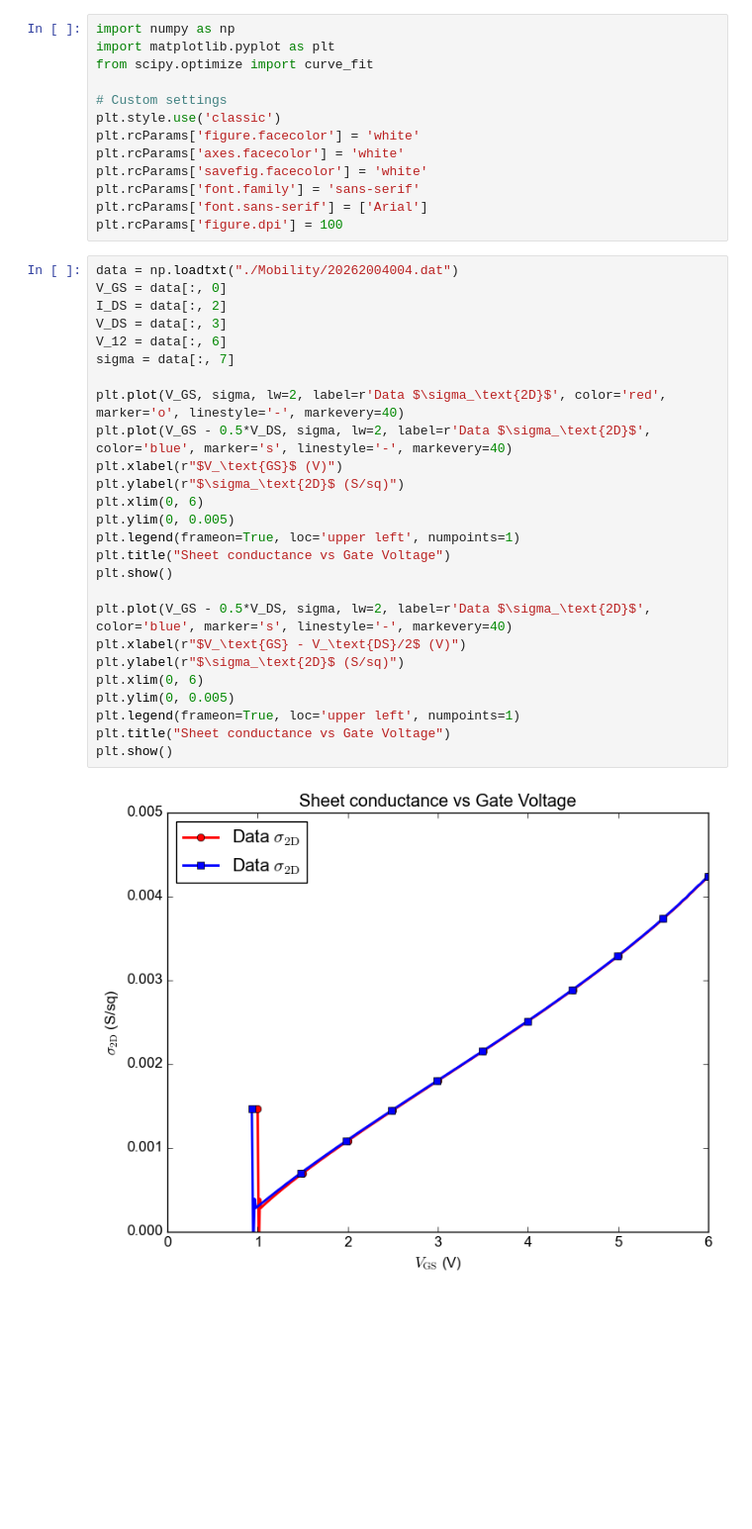
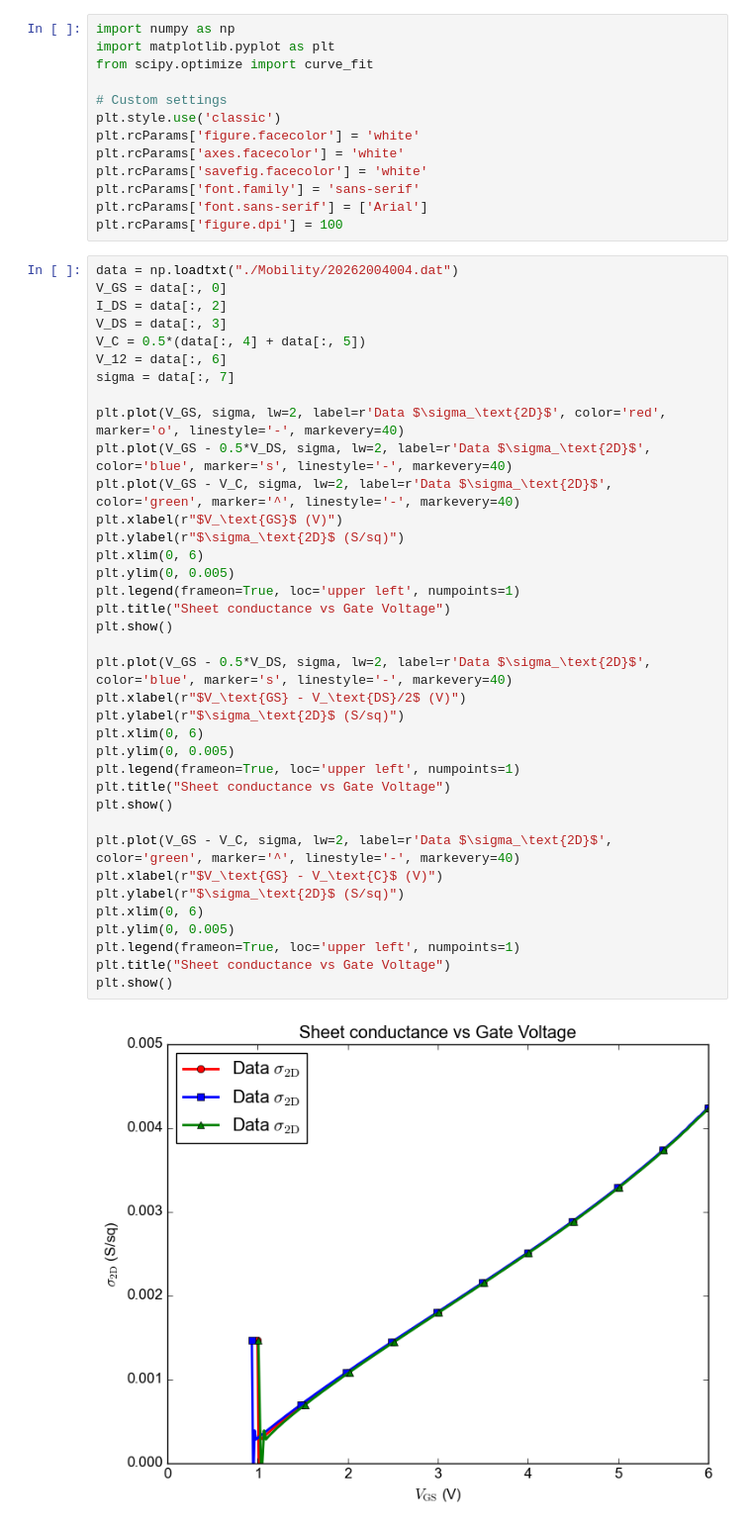
Before and after one commit to phamtrungkien8904/BachelorThesis, a Jupyter notebook: ALD1106/mobility-1.ipynb, the cells around one changed output. Shown at 99% size. Saved outputs shown, nothing was run; the diff lists cells and outputs as text; blank space fills up the shorter version.

```diff
--- a/ALD1106/mobility-1.ipynb
+++ b/ALD1106/mobility-1.ipynb
@@ -14,29 +14,40 @@ plt.rcParams['figure.dpi'] = 100
 # %%
 data = np.loadtxt("./Mobility/20262004004.dat")
 V_GS = data[:, 0]
 I_DS = data[:, 2]
 V_DS = data[:, 3]
+V_C = 0.5*(data[:, 4] + data[:, 5])
 V_12 = data[:, 6]
 sigma = data[:, 7]
 
 plt.plot(V_GS, sigma, lw=2, label=r'Data $\sigma_\text{2D}$', color='red', marker='o', linestyle='-', markevery=40)
 plt.plot(V_GS - 0.5*V_DS, sigma, lw=2, label=r'Data $\sigma_\text{2D}$', color='blue', marker='s', linestyle='-', markevery=40)
+plt.plot(V_GS - V_C, sigma, lw=2, label=r'Data $\sigma_\text{2D}$', color='green', marker='^', linestyle='-', markevery=40)
 plt.xlabel(r"$V_\text{GS}$ (V)")
 plt.ylabel(r"$\sigma_\text{2D}$ (S/sq)")
 plt.xlim(0, 6)
 plt.ylim(0, 0.005)
 plt.legend(frameon=True, loc='upper left', numpoints=1)
 plt.title("Sheet conductance vs Gate Voltage")
 plt.show()
 
 plt.plot(V_GS - 0.5*V_DS, sigma, lw=2, label=r'Data $\sigma_\text{2D}$', color='blue', marker='s', linestyle='-', markevery=40)
 plt.xlabel(r"$V_\text{GS} - V_\text{DS}/2$ (V)")
 plt.ylabel(r"$\sigma_\text{2D}$ (S/sq)")
 plt.xlim(0, 6)
 plt.ylim(0, 0.005)
 plt.legend(frameon=True, loc='upper left', numpoints=1)
 plt.title("Sheet conductance vs Gate Voltage")
 plt.show()
+
+plt.plot(V_GS - V_C, sigma, lw=2, label=r'Data $\sigma_\text{2D}$', color='green', marker='^', linestyle='-', markevery=40)
+plt.xlabel(r"$V_\text{GS} - V_\text{C}$ (V)")
+plt.ylabel(r"$\sigma_\text{2D}$ (S/sq)")
+plt.xlim(0, 6)
+plt.ylim(0, 0.005)
+plt.legend(frameon=True, loc='upper left', numpoints=1)
+plt.title("Sheet conductance vs Gate Voltage")
+plt.show()
 # %% [output]
-[figure, old version]
+[figure, new version]
 [figure]
```
Also changed, not shown: parts of 1 cell of this notebook, 2 other files.
